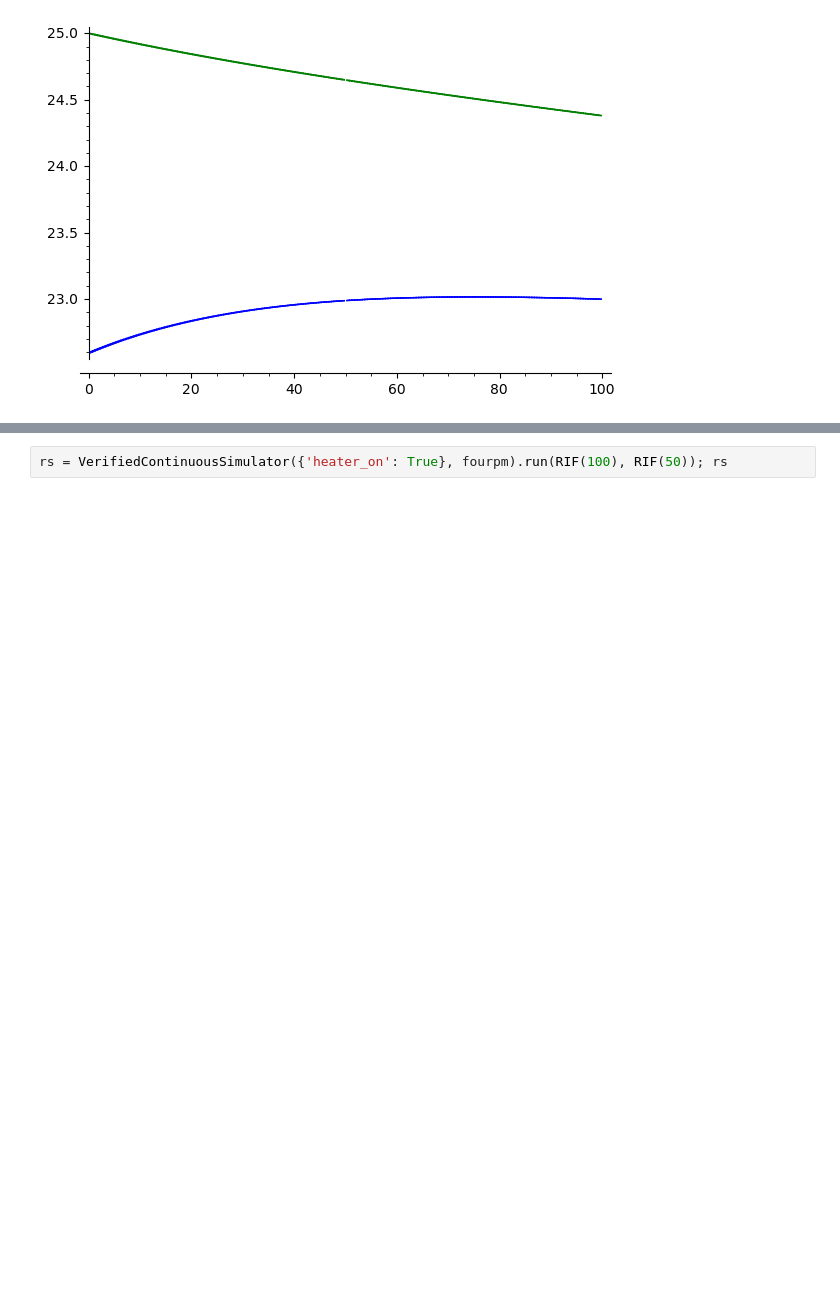
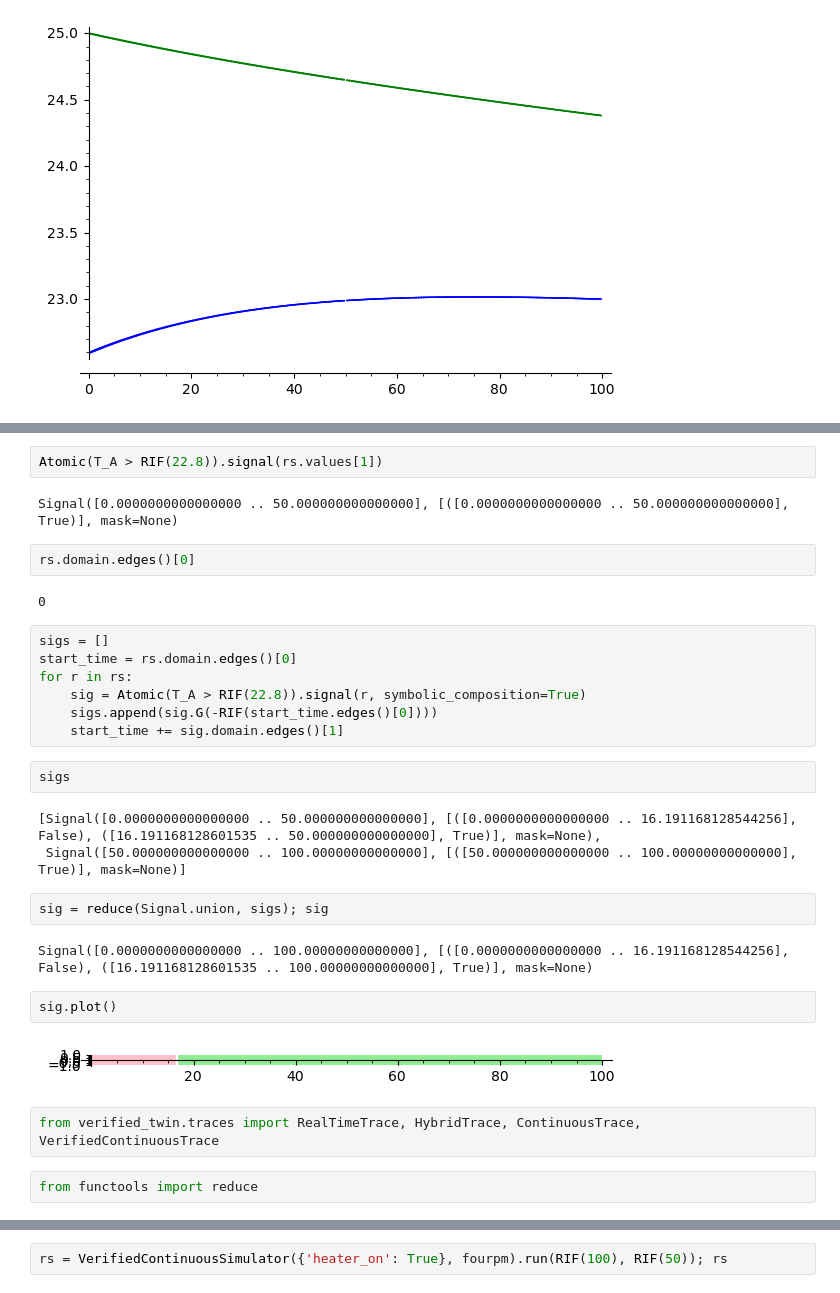
Before and after one commit to twright/example_digital-twin_incubator, a Jupyter notebook: software/notebooks/Incubator Hybrid Simulation.ipynb, the cells around one changed output, grey strips where cells are left out. Drawn from its saved outputs; the diff is of its cells as text; blank space fills up the shorter version.

```diff
--- a/software/notebooks/Incubator Hybrid Simulation.ipynb
+++ b/software/notebooks/Incubator Hybrid Simulation.ipynb
@@ -46,0 +51,32 @@ rs.plot(('T_A', 'T_H'), color=('blue', 'green'))
+# %%
+Atomic(T_A > RIF(22.8)).signal(rs.values[1])
+# %% [output]
+Signal([0.0000000000000000 .. 50.000000000000000], [([0.0000000000000000 .. 50.000000000000000], True)], mask=None)
+# %%
+rs.domain.edges()[0]
+# %% [output]
+0
+# %%
+sigs = []
+start_time = rs.domain.edges()[0]
+for r in rs:
+    sig = Atomic(T_A > RIF(22.8)).signal(r, symbolic_composition=True)
+    sigs.append(sig.G(-RIF(start_time.edges()[0])))
+    start_time += sig.domain.edges()[1]
+# %%
+sigs
+# %% [output]
+[Signal([0.0000000000000000 .. 50.000000000000000], [([0.0000000000000000 .. 16.191168128544256], False), ([16.191168128601535 .. 50.000000000000000], True)], mask=None),
+ Signal([50.000000000000000 .. 100.00000000000000], [([50.000000000000000 .. 100.00000000000000], True)], mask=None)]
+# %%
+sig = reduce(Signal.union, sigs); sig
+# %% [output]
+Signal([0.0000000000000000 .. 100.00000000000000], [([0.0000000000000000 .. 16.191168128544256], False), ([16.191168128601535 .. 100.00000000000000], True)], mask=None)
+# %%
+sig.plot()
+# %% [output]
+[figure, added]
+# %%
+from verified_twin.traces import RealTimeTrace, HybridTrace, ContinuousTrace, VerifiedContinuousTrace
+# %%
+from functools import reduce
```
Also changed, not shown: parts of 15 cells of this notebook, 1 other file.
